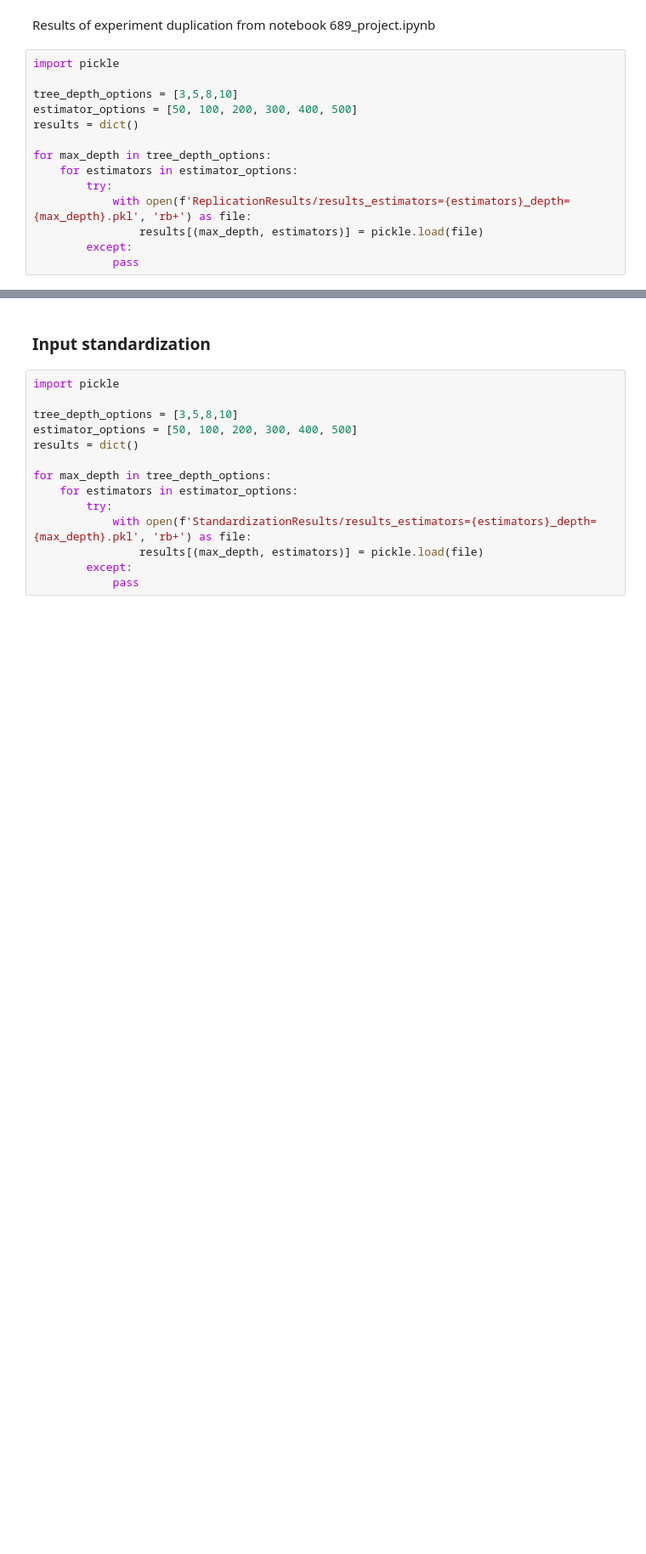
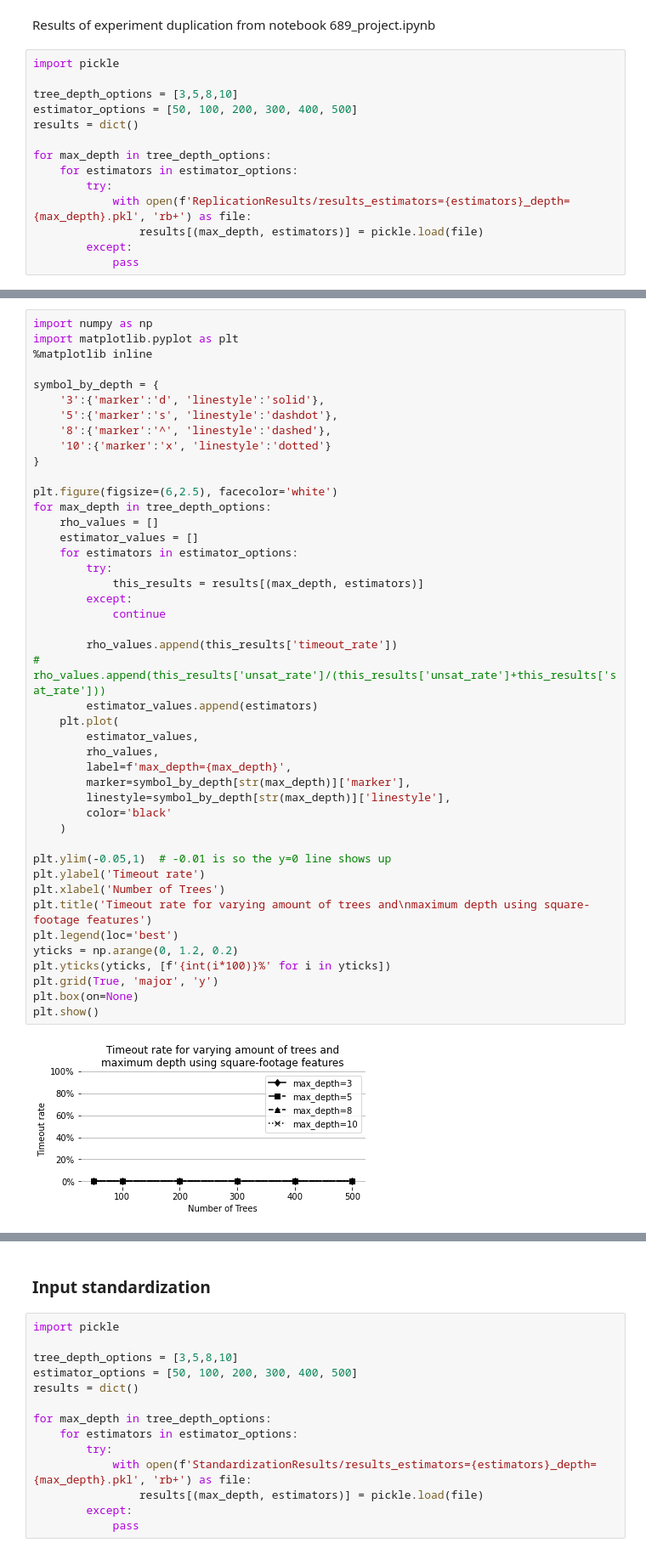
Before and after one commit to kennethjmyers/CS689_project, a Jupyter notebook: Results.ipynb, the cells around one changed output, grey strips where cells are left out. Shown at 85% size. Saved outputs shown, nothing was run; the diff lists cells and outputs as text; blank space fills up the shorter version.

```diff
--- a/Results.ipynb
+++ b/Results.ipynb
@@ -61,3 +62,49 @@ plt.show()
+# %%
+import numpy as np
+import matplotlib.pyplot as plt
+%matplotlib inline
+
+symbol_by_depth = {
+    '3':{'marker':'d', 'linestyle':'solid'},
+    '5':{'marker':'s', 'linestyle':'dashdot'},
+    '8':{'marker':'^', 'linestyle':'dashed'},
+    '10':{'marker':'x', 'linestyle':'dotted'}
+}
+
+plt.figure(figsize=(6,2.5), facecolor='white')
+for max_depth in tree_depth_options:
+    rho_values = []
+    estimator_values = []
+    for estimators in estimator_options:
+        try:
+            this_results = results[(max_depth, estimators)]
+        except:
+            continue
+
+        rho_values.append(this_results['timeout_rate'])
+#         rho_values.append(this_results['unsat_rate']/(this_results['unsat_rate']+this_results['sat_rate']))
+        estimator_values.append(estimators)
+    plt.plot(
+        estimator_values,
+        rho_values,
+        label=f'max_depth={max_depth}',
+        marker=symbol_by_depth[str(max_depth)]['marker'],
+        linestyle=symbol_by_depth[str(max_depth)]['linestyle'],
+        color='black'
+    )
+
+plt.ylim(-0.05,1)  # -0.01 is so the y=0 line shows up
+plt.ylabel('Timeout rate')
+plt.xlabel('Number of Trees')
+plt.title('Timeout rate for varying amount of trees and\nmaximum depth using square-footage features')
+plt.legend(loc='best')
+yticks = np.arange(0, 1.2, 0.2)
+plt.yticks(yticks, [f'{int(i*100)}%' for i in yticks])
+plt.grid(True, 'major', 'y')
+plt.box(on=None)
+plt.show()
+# %% [output]
+[figure, added]
 # %%
 import numpy as np
 import matplotlib.pyplot as plt
```
Also changed, not shown: parts of 3 cells of this notebook, 5 other files.
